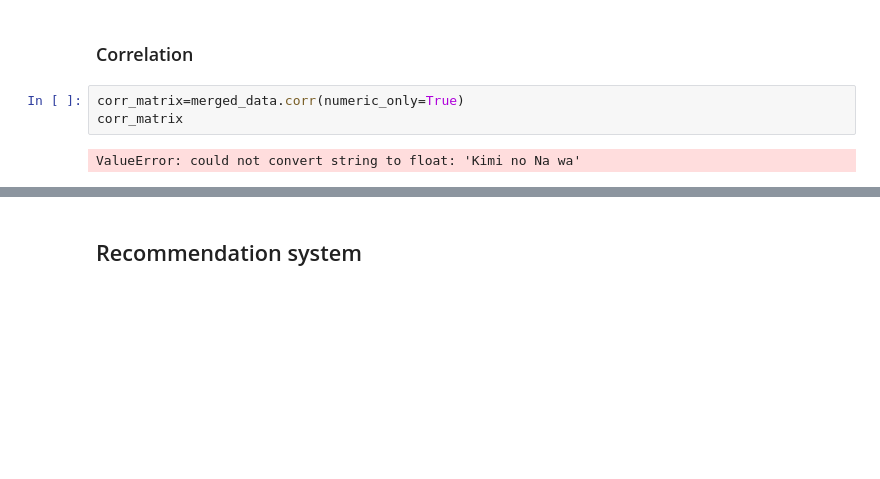
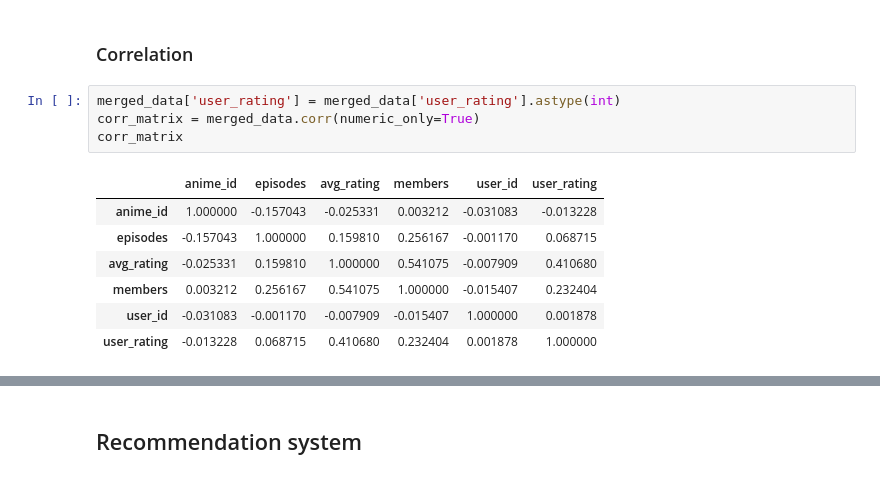
Before and after one commit to Manvn48/Anime-Data-Analysis-and-recommendation, a Jupyter notebook: Anime_analysis_and_recommendation.ipynb, the cells around one changed output, grey strips where cells are left out. Drawn from its saved outputs; the diff is of its cells as text; blank space fills up the shorter version.

```diff
--- a/Anime_analysis_and_recommendation.ipynb
+++ b/Anime_analysis_and_recommendation.ipynb
@@ -466,10 +466,17 @@ High_rated_movies
 # %% [markdown]
 ### Correlation
 # %%
-corr_matrix=merged_data.corr(numeric_only=True)
+merged_data['user_rating'] = merged_data['user_rating'].astype(int)
+corr_matrix = merged_data.corr(numeric_only=True)
 corr_matrix
 # %% [output]
-ValueError: could not convert string to float: 'Kimi no Na wa'
+|  | anime_id | episodes | avg_rating | members | user_id | user_rating |
+| anime_id | 1.000000 | -0.157043 | -0.025331 | 0.003212 | -0.031083 | -0.013228 |
+| episodes | -0.157043 | 1.000000 | 0.159810 | 0.256167 | -0.001170 | 0.068715 |
+| avg_rating | -0.025331 | 0.159810 | 1.000000 | 0.541075 | -0.007909 | 0.410680 |
+| members | 0.003212 | 0.256167 | 0.541075 | 1.000000 | -0.015407 | 0.232404 |
+| user_id | -0.031083 | -0.001170 | -0.007909 | -0.015407 | 1.000000 | 0.001878 |
+| user_rating | -0.013228 | 0.068715 | 0.410680 | 0.232404 | 0.001878 | 1.000000 |
 # %%
 plt.figure(figsize=(11,9))
 sns.heatmap(corr_matrix, cmap='Purples', annot=True, fmt=".2f")
```
Also changed, not shown: parts of 19 cells of this notebook.
